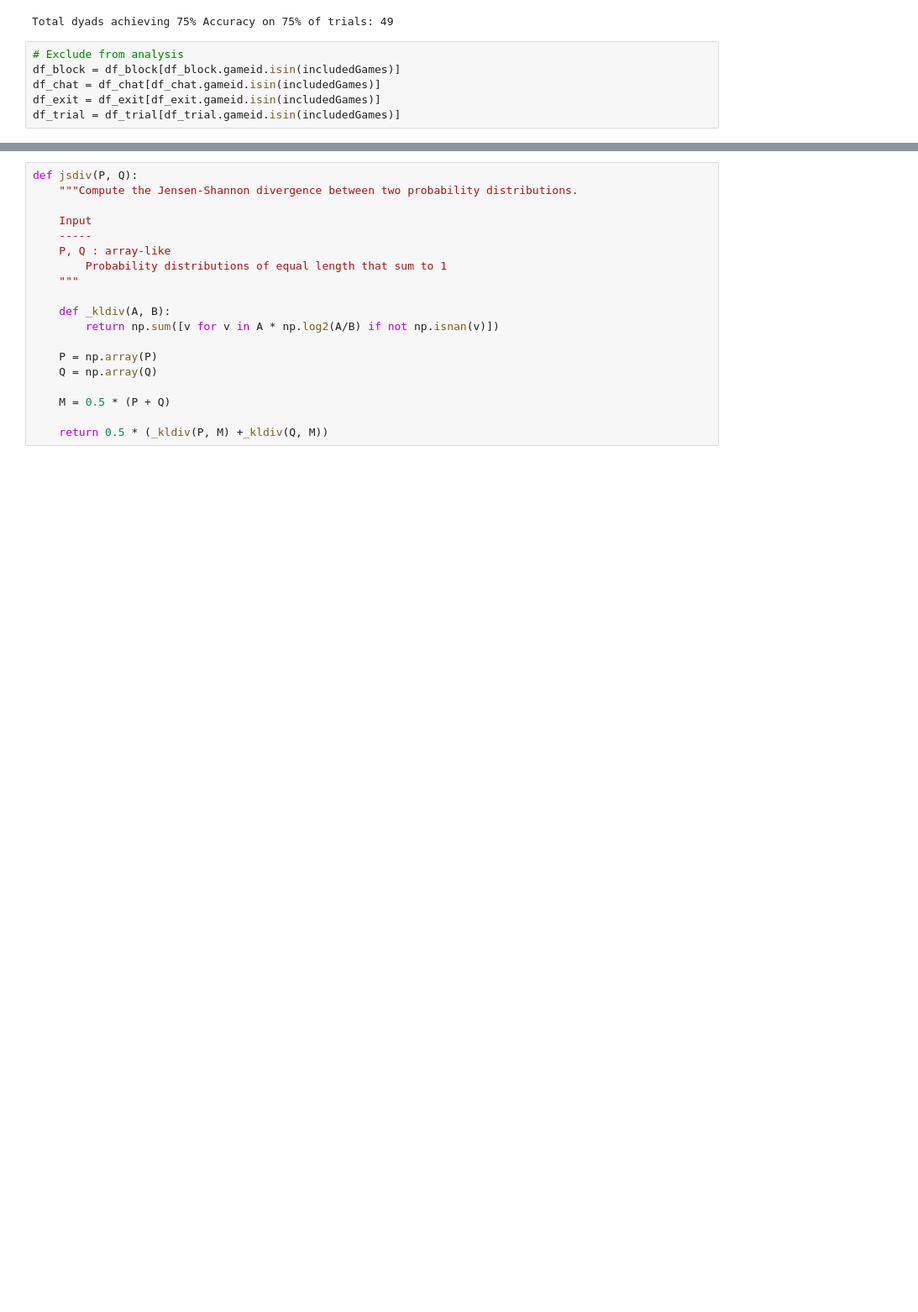
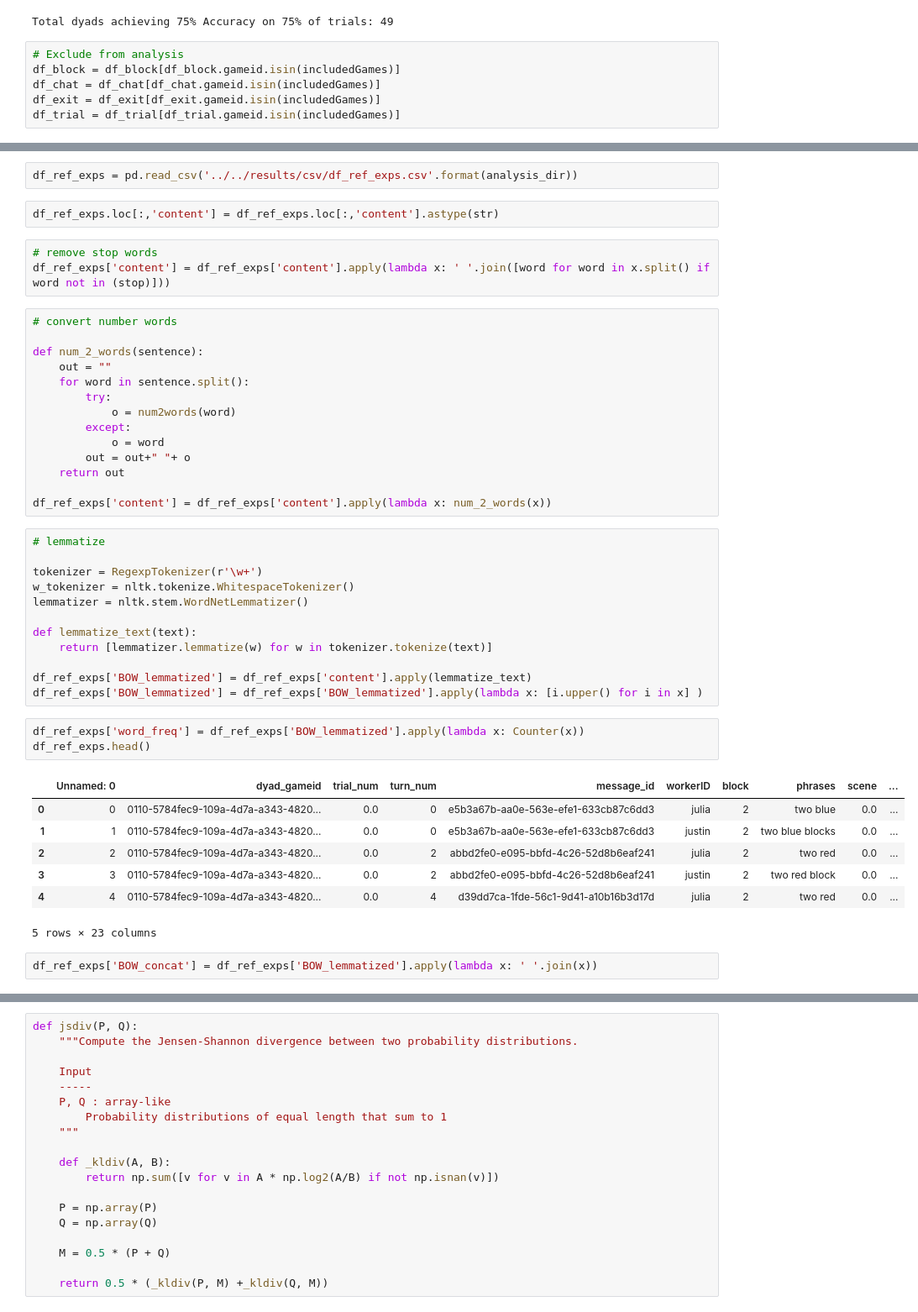
Before and after one commit to cogtoolslab/compositional-abstractions, a Jupyter notebook: analysis/paired_building/ms/ca_ms_analyses.ipynb, the cells around one changed output, grey strips where cells are left out. Shown at 84% size. Drawn from its saved outputs; the diff is of its cells as text; blank space fills up the shorter version.

```diff
--- a/analysis/paired_building/ms/ca_ms_analyses.ipynb
+++ b/analysis/paired_building/ms/ca_ms_analyses.ipynb
@@ -126 +127,47 @@ df_refexp_unprocessed['content'] = df_refexp_unprocessed['content'].str.replace(
+# %%
+df_ref_exps = pd.read_csv('../../results/csv/df_ref_exps.csv'.format(analysis_dir))
+# %%
+df_ref_exps.loc[:,'content'] = df_ref_exps.loc[:,'content'].astype(str)
+# %%
+# remove stop words
+df_ref_exps['content'] = df_ref_exps['content'].apply(lambda x: ' '.join([word for word in x.split() if word not in (stop)]))
+# %%
+# convert number words
+
+def num_2_words(sentence):
+    out = ""
+    for word in sentence.split():
+        try:
+            o = num2words(word)
+        except:
+            o = word
+        out = out+" "+ o
+    return out
+
+df_ref_exps['content'] = df_ref_exps['content'].apply(lambda x: num_2_words(x))
+# %%
+# lemmatize
+
+tokenizer = RegexpTokenizer(r'\w+')
+w_tokenizer = nltk.tokenize.WhitespaceTokenizer()
+lemmatizer = nltk.stem.WordNetLemmatizer()
+
+def lemmatize_text(text):
+    return [lemmatizer.lemmatize(w) for w in tokenizer.tokenize(text)]
+
+df_ref_exps['BOW_lemmatized'] = df_ref_exps['content'].apply(lemmatize_text)
+df_ref_exps['BOW_lemmatized'] = df_ref_exps['BOW_lemmatized'].apply(lambda x: [i.upper() for i in x] )
+# %%
+df_ref_exps['word_freq'] = df_ref_exps['BOW_lemmatized'].apply(lambda x: Counter(x))
+df_ref_exps.head()
+# %% [output]
+|  | Unnamed: 0 | dyad_gameid | trial_num | turn_num | message_id | workerID | block | phrases | scene | ... |
+| 0 | 0 | 0110-5784fec9-109a-4d7a-a343-4820... | 0.0 | 0 | e5b3a67b-aa0e-563e-efe1-633cb87c6dd3 | julia | 2 | two blue | 0.0 | ... |
+| 1 | 1 | 0110-5784fec9-109a-4d7a-a343-4820... | 0.0 | 0 | e5b3a67b-aa0e-563e-efe1-633cb87c6dd3 | justin | 2 | two blue blocks | 0.0 | ... |
+| 2 | 2 | 0110-5784fec9-109a-4d7a-a343-4820... | 0.0 | 2 | abbd2fe0-e095-bbfd-4c26-52d8b6eaf241 | julia | 2 | two red | 0.0 | ... |
+| 3 | 3 | 0110-5784fec9-109a-4d7a-a343-4820... | 0.0 | 2 | abbd2fe0-e095-bbfd-4c26-52d8b6eaf241 | justin | 2 | two red block | 0.0 | ... |
+| 4 | 4 | 0110-5784fec9-109a-4d7a-a343-4820... | 0.0 | 4 | d39dd7ca-1fde-56c1-9d41-a10b16b3d17d | julia | 2 | two red | 0.0 | ... |
+5 rows × 23 columns
+# %%
+df_ref_exps['BOW_concat'] = df_ref_exps['BOW_lemmatized'].apply(lambda x: ' '.join(x))
 # %%
```
Also changed, not shown: parts of 23 cells of this notebook, 5 other files.
